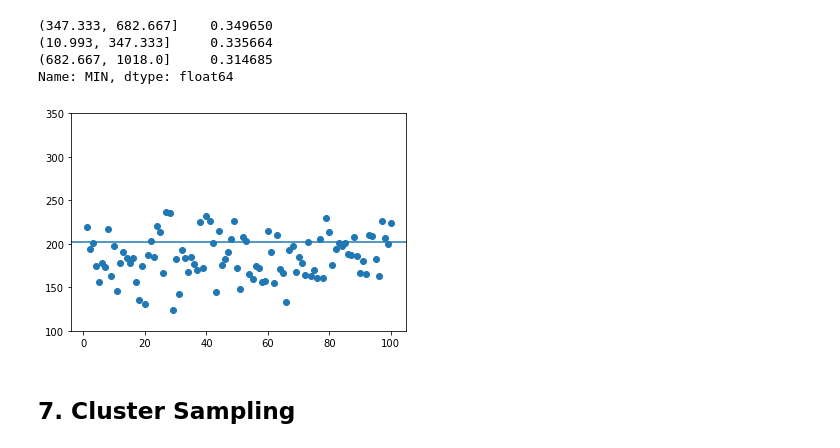
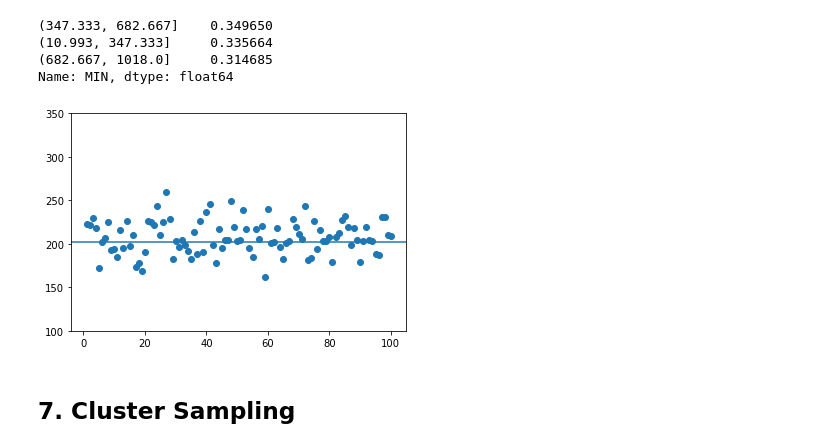
Before and after one commit to okanrnt/PYTHON-LIBRARIES, a Jupyter notebook: Probability and Statistics/1-Sampling-Exercies.ipynb, the cells around one changed output. Cells and saved outputs as stored; diff of their text form; code cells hidden in the pictures.

```diff
--- a/Probability and Statistics/1-Sampling-Exercies.ipynb
+++ b/Probability and Statistics/1-Sampling-Exercies.ipynb
@@ -119,28 +119,28 @@ print(wnba['MIN'].value_counts(bins = 3, normalize = True))
 (682.667, 1018.0]     0.314685
 Name: MIN, dtype: float64
 # %%
-under_682 = wnba[wnba['MIN'] <= 682.667]
-btw_10_347 = wnba[(wnba['MIN'] > 10.993) & (wnba['MIN'] <=347.333)]
+under_347 = wnba[wnba['MIN'] <= 347.667]
+btw_347_682 = wnba[(wnba['MIN'] > 347.333) & (wnba['MIN'] <=682.667)]
 over_682 = wnba[wnba['MIN'] > 682.667]
 
 
 stratification = []
 
 for i in range(1,101):
-    min1 = under_682['PTS'].sample(4,random_state = i)
-    min2 = btw_10_347['PTS'].sample(4,random_state = i)
+    min1 = under_347['PTS'].sample(4,random_state = i)
+    min2 = btw_347_682['PTS'].sample(4,random_state = i)
     min3 = over_682['PTS'].sample(4,random_state = i)
 
     final_sample = pd.concat([min1,min2,min3])
 
     stratification.append(final_sample.mean())
 
 plt.scatter(range(1,101), stratification)
 plt.axhline(wnba['PTS'].mean())
 plt.ylim([100,350])
 plt.show()
 # %% [output]
-[figure, old version]
+[figure, new version]
 # %% [markdown]
 ## 7. Cluster Sampling
 # %%
```
